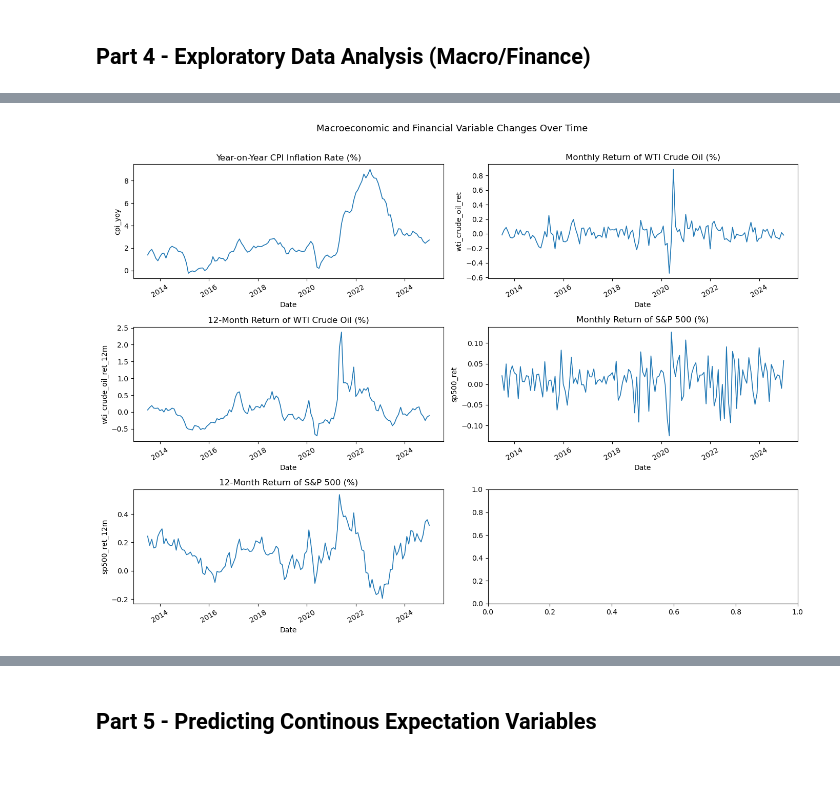
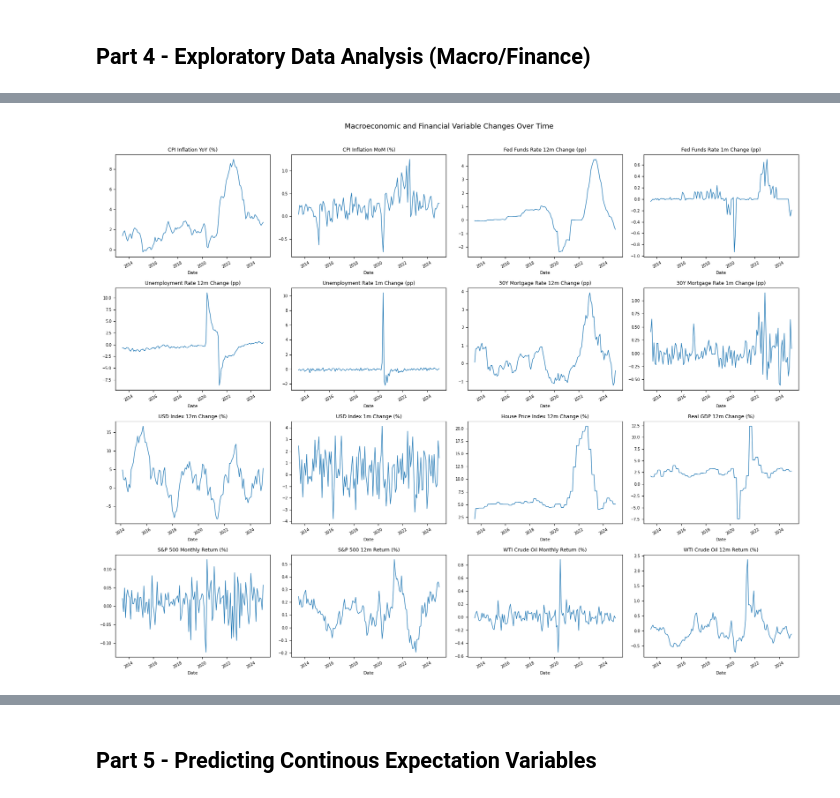
Before and after one commit to MHS17-NHH/FIE463-V26, a Jupyter notebook: data/solution.ipynb, the cells around one changed output, grey strips where cells are left out. Drawn from its saved outputs; the diff is of its cells as text; code cells hidden in the pictures; blank space fills up the shorter version.

```diff
--- a/data/solution.ipynb
+++ b/data/solution.ipynb
@@ -458,27 +538,35 @@ display(macro_all.head())
-# %%
-# Step 2 - Plot macro/finance variables in relative/absolute changes over time (where applicable)
-# Variables to plot with their corresponding titles and whether to plot returns or levels
-macro_vars_changes = [
-    ('cpi_yoy', 'Year-on-Year CPI Inflation Rate (%)'),
-    ('wti_crude_oil_ret', 'Monthly Return of WTI Crude Oil (%)'),
-    ('wti_crude_oil_ret_12m', '12-Month Return of WTI Crude Oil (%)'),
-    ('sp500_ret', 'Monthly Return of S&P 500 (%)'),
-    ('sp500_ret_12m', '12-Month Return of S&P 500 (%)'),
-]
-
-# Initialize a grid of subplots for the macro/finance variables in changes
-fig, axes = plt.subplots(3, 2, figsize=(14, 10))
-
-# Loop through the variables and plot each one in a separate subplot
-for ax, (col, title) in zip(axes.flat, macro_vars_changes):
-    ax.plot(macro_all.index, macro_all[col], linewidth=1.2)
-    ax.set_title(title)
-    ax.set_xlabel('Date')
-    ax.set_ylabel(col)
-    ax.tick_params(axis='x', rotation=30)
-
-fig.suptitle('Macroeconomic and Financial Variable Changes Over Time', fontsize=13, y=1.01)
-
-_ = plt.tight_layout()
-# %% [output]
-[figure, removed]
+# %%
+# Step 2 - Plot macro/finance variables in relative/absolute changes over time
+macro_vars_changes = [
+    ('cpi_chg12m',             'CPI Inflation YoY (%)'),
+    ('cpi_chg1m',              'CPI Inflation MoM (%)'),
+    ('federal_funds_chg12m',   'Fed Funds Rate 12m Change (pp)'),
+    ('federal_funds_chg1m',    'Fed Funds Rate 1m Change (pp)'),
+    ('unemployment_chg12m',    'Unemployment Rate 12m Change (pp)'),
+    ('unemployment_chg1m',     'Unemployment Rate 1m Change (pp)'),
+    ('mortgage_30y_chg12m',    '30Y Mortgage Rate 12m Change (pp)'),
+    ('mortgage_30y_chg1m',     '30Y Mortgage Rate 1m Change (pp)'),
+    ('usd_index_chg12m',       'USD Index 12m Change (%)'),
+    ('usd_index_chg1m',        'USD Index 1m Change (%)'),
+    ('house_price_idx_chg12m', 'House Price Index 12m Change (%)'),
+    ('real_gdp_chg12m',        'Real GDP 12m Change (%)'),
+    ('sp500_ret',              'S&P 500 Monthly Return (%)'),
+    ('sp500_ret_12m',          'S&P 500 12m Return (%)'),
+    ('wti_crude_oil_ret',      'WTI Crude Oil Monthly Return (%)'),
+    ('wti_crude_oil_ret_12m',  'WTI Crude Oil 12m Return (%)'),
+]
+
+fig, axes = plt.subplots(4, 4, figsize=(18, 14))
+
+for ax, (col, title) in zip(axes.flat, macro_vars_changes):
+    ax.plot(macro_all.index, macro_all[col], linewidth=1.0)
+    ax.set_title(title, fontsize=9)
+    ax.set_xlabel('Date', fontsize=8)
+    ax.tick_params(axis='x', rotation=30, labelsize=7)
+    ax.tick_params(axis='y', labelsize=7)
+
+fig.suptitle('Macroeconomic and Financial Variable Changes Over Time', fontsize=13, y=1.01)
+
+_ = plt.tight_layout()
+# %% [output]
+[figure, added]
```
Also changed, not shown: parts of 11 cells of this notebook.
